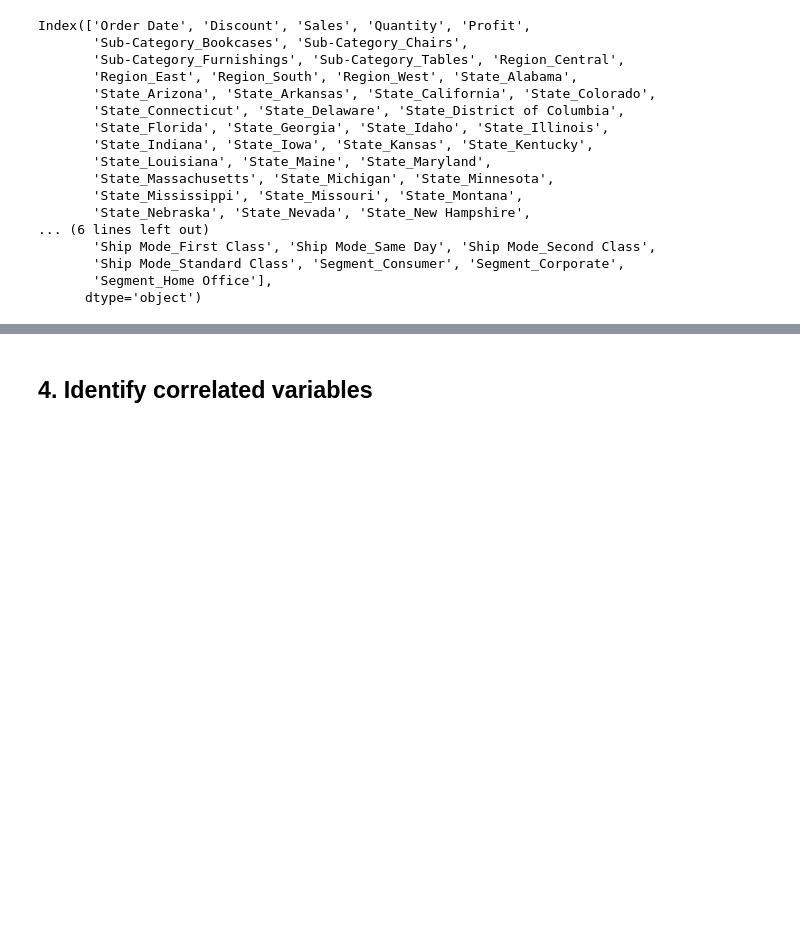
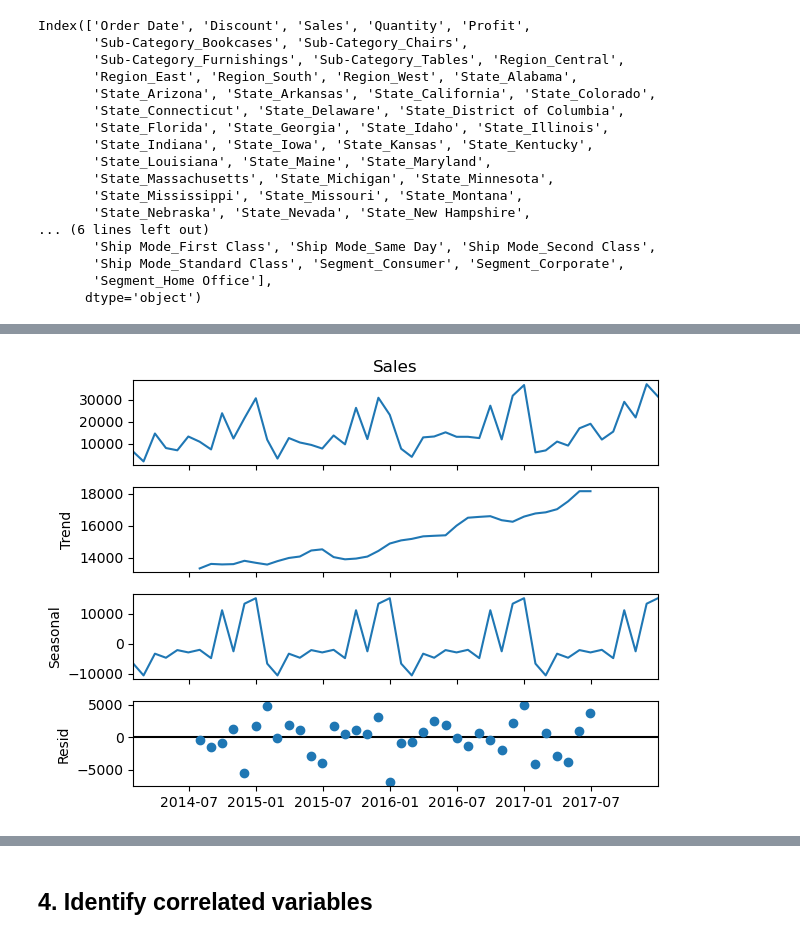
Before and after one commit to filmonmichael/2024-Phase-2-Data, a Jupyter notebook: part1-submission.ipynb, the cells around one changed output, grey strips where cells are left out. Drawn from its saved outputs; the diff is of its cells as text; code cells hidden in the pictures; blank space fills up the shorter version.

```diff
--- a/part1-submission.ipynb
+++ b/part1-submission.ipynb
@@ -247,0 +287,13 @@ plt.show()
+# %%
+monthly_resampled_df.set_index('Order Date', inplace=True)
+# %%
+
+from statsmodels.tsa.seasonal import seasonal_decompose
+# Decompose the time series
+
+result = seasonal_decompose(monthly_resampled_df['Sales'], model='additive')
+# Plot decomposition
+result.plot()
+plt.show()
+# %% [output]
+[figure, added]
```
Also changed, not shown: parts of 9 cells of this notebook.
